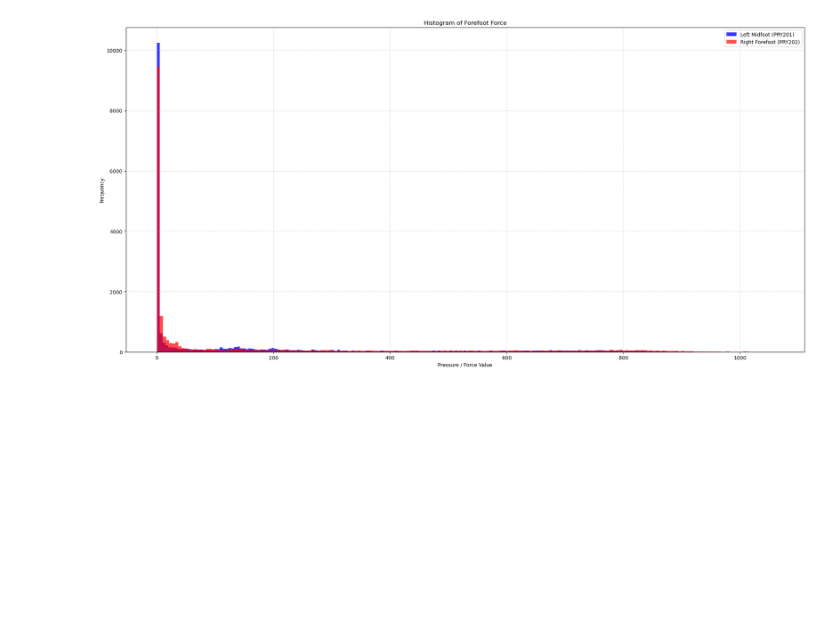
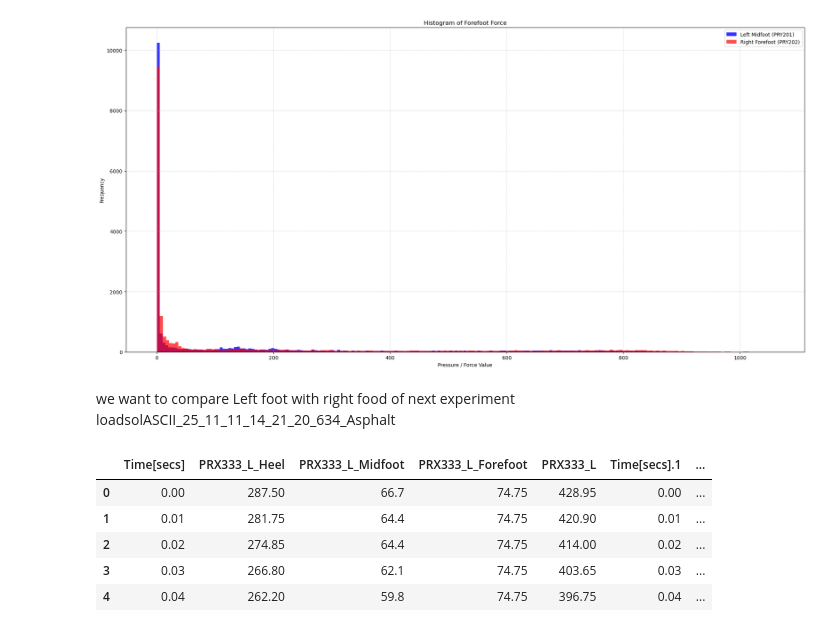
Before and after one commit to Fatemeh-aboulhassani/Movement-Analysis, a Jupyter notebook: notebooks/first analysis data.ipynb, the cells around one changed output. Cells and saved outputs as stored; diff of their text form; code cells hidden in the pictures; blank space fills up the shorter version.

```diff
--- a/notebooks/first analysis data.ipynb
+++ b/notebooks/first analysis data.ipynb
@@ -621,3 +621,14 @@ plt.tight_layout()
 plt.show()
 # %% [output]
 [figure]
+# %% [markdown]
+we want to compare Left foot with right food of next experiment loadsolASCII_25_11_11_14_21_20_634_Asphalt
+# %%
+loadsolASCII_25_11_11_14_21_20_634_Asphalt.head()
+# %% [output]
+|  | Time[secs] | PRX333_L_Heel | PRX333_L_Midfoot | PRX333_L_Forefoot | PRX333_L | Time[secs].1 | ... |
+| 0 | 0.00 | 287.50 | 66.7 | 74.75 | 428.95 | 0.00 | ... |
+| 1 | 0.01 | 281.75 | 64.4 | 74.75 | 420.90 | 0.01 | ... |
+| 2 | 0.02 | 274.85 | 64.4 | 74.75 | 414.00 | 0.02 | ... |
+| 3 | 0.03 | 266.80 | 62.1 | 74.75 | 403.65 | 0.03 | ... |
+| 4 | 0.04 | 262.20 | 59.8 | 74.75 | 396.75 | 0.04 | ... |
```
Also changed, not shown: parts of 4 cells of this notebook.
